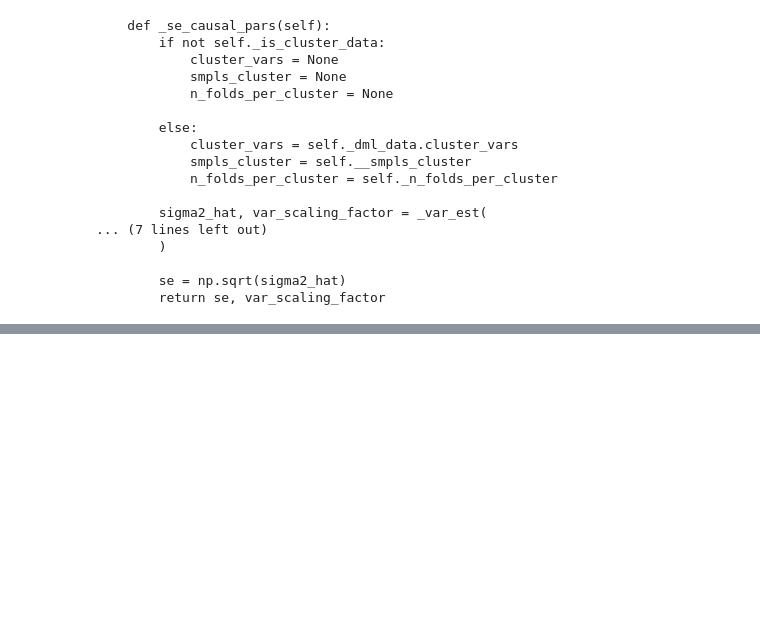
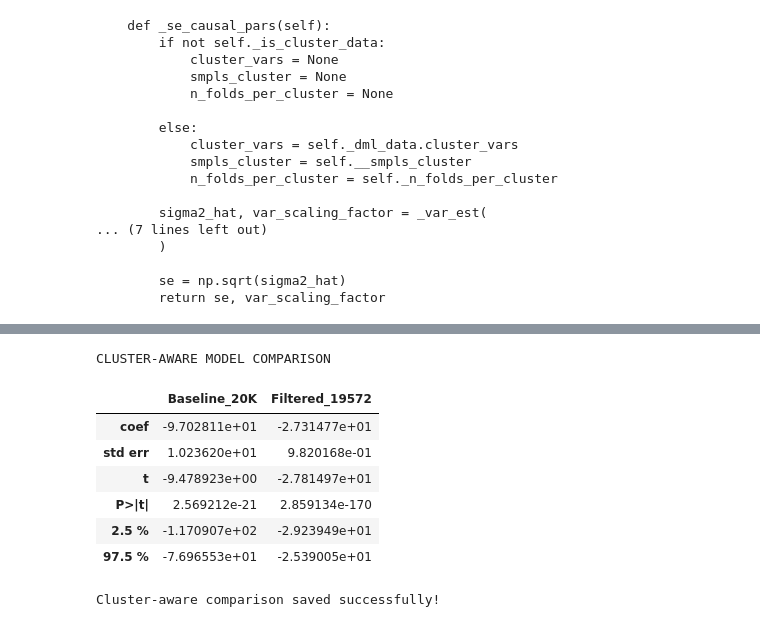
Before and after one commit to Ashokyadhav/Econocausal, a Jupyter notebook: DoubleML.ipynb, the cells around one changed output, grey strips where cells are left out. Saved outputs shown, nothing was run; the diff lists cells and outputs as text; code cells hidden in the pictures; blank space fills up the shorter version.

Commit message:
Validated

```diff
--- a/DoubleML.ipynb
+++ b/DoubleML.ipynb
@@ -3827,3 +3827,20 @@ print(inspect.getsource(type(dml_model_small)._se_causal_pars))
 
         se = np.sqrt(sigma2_hat)
         return se, var_scaling_factor
+# %%
+# Start from the existing 20K validation sample
+model_df_valid_filtered = model_df_valid[
+    model_df_valid["d_MOVE"].between(-100, 100)
+].copy()
+
+print("Original validation rows:", len(model_df_valid))
+print("Filtered validation rows:", len(model_df_valid_filtered))
+
+print("Original unique pairs:",
+      model_df_valid["PAIR_ID"].nunique())
+
+print("Filtered unique pairs:",
+      model_df_valid_filtered["PAIR_ID"].nunique())
+
+print("\nFiltered data columns:")
+print(model_df_valid_filtered.columns.tolist())
@@ -3829,0 +3901,34 @@ print(inspect.getsource(type(dml_model_small)._se_causal_pars))
+# %%
+import pandas as pd
+
+baseline_result = dml_model_small.summary.loc["d_PRICE"]
+filtered_result = filtered_cluster_model_valid.summary.loc["d_PRICE"]
+
+comparison = pd.DataFrame({
+    "Baseline_20K": baseline_result,
+    "Filtered_19572": filtered_result
+})
+
+print("CLUSTER-AWARE MODEL COMPARISON")
+display(comparison)
+# %% [output]
+CLUSTER-AWARE MODEL COMPARISON
+|  | Baseline_20K | Filtered_19572 |
+| coef | -9.702811e+01 | -2.731477e+01 |
+| std err | 1.023620e+01 | 9.820168e-01 |
+| t | -9.478923e+00 | -2.781497e+01 |
+| P>|t| | 2.569212e-21 | 2.859134e-170 |
+| 2.5 % | -1.170907e+02 | -2.923949e+01 |
+| 97.5 % | -7.696553e+01 | -2.539005e+01 |
+# %%
+import os
+
+project_path = "/content/drive/MyDrive/EconoCausal"
+
+comparison.to_csv(
+    os.path.join(project_path, "cluster_aware_model_comparison.csv")
+)
+
+print("Cluster-aware comparison saved successfully!")
+# %% [output]
+Cluster-aware comparison saved successfully!
```
Also changed, not shown: parts of 15 cells of this notebook.
